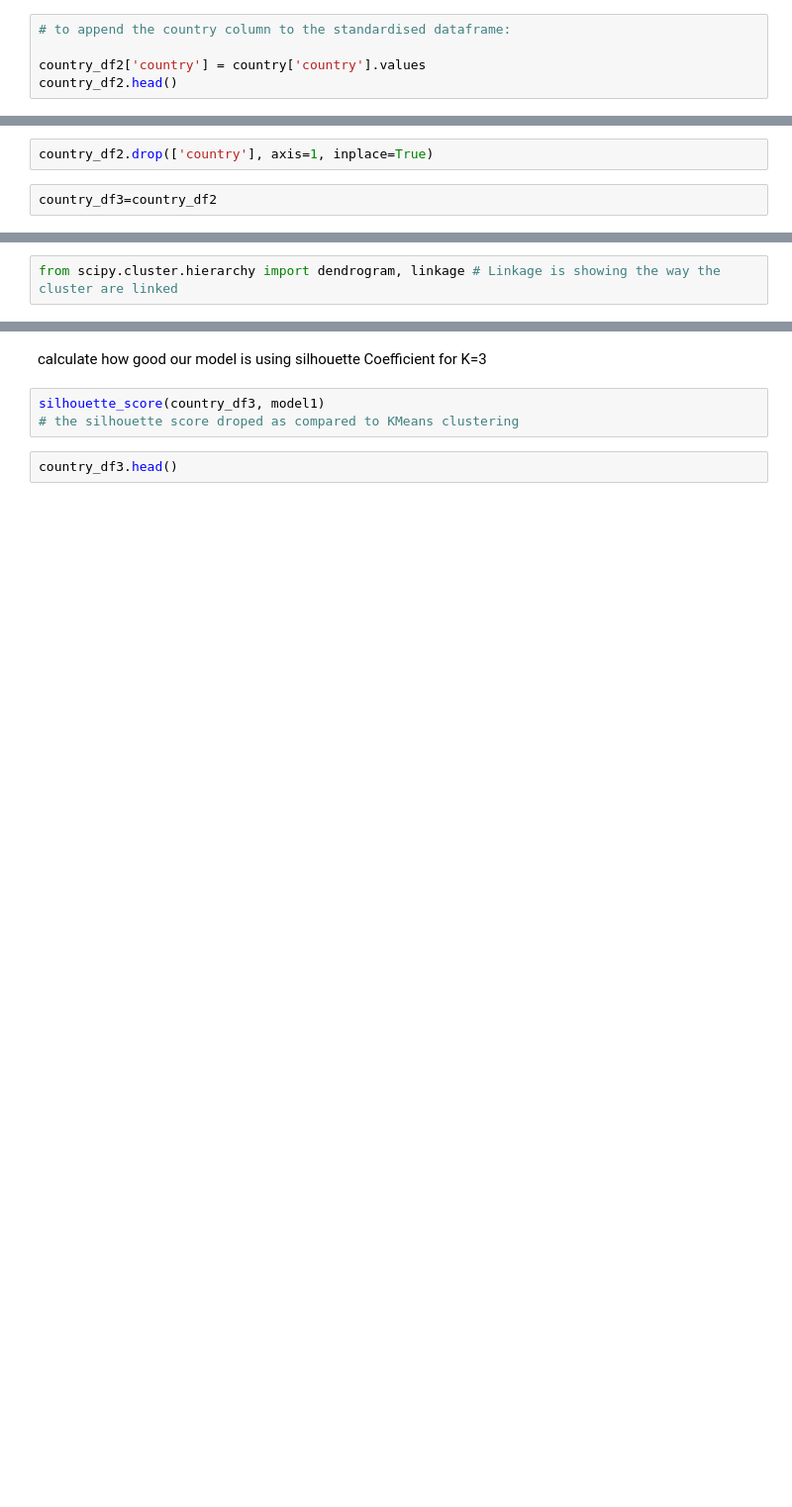
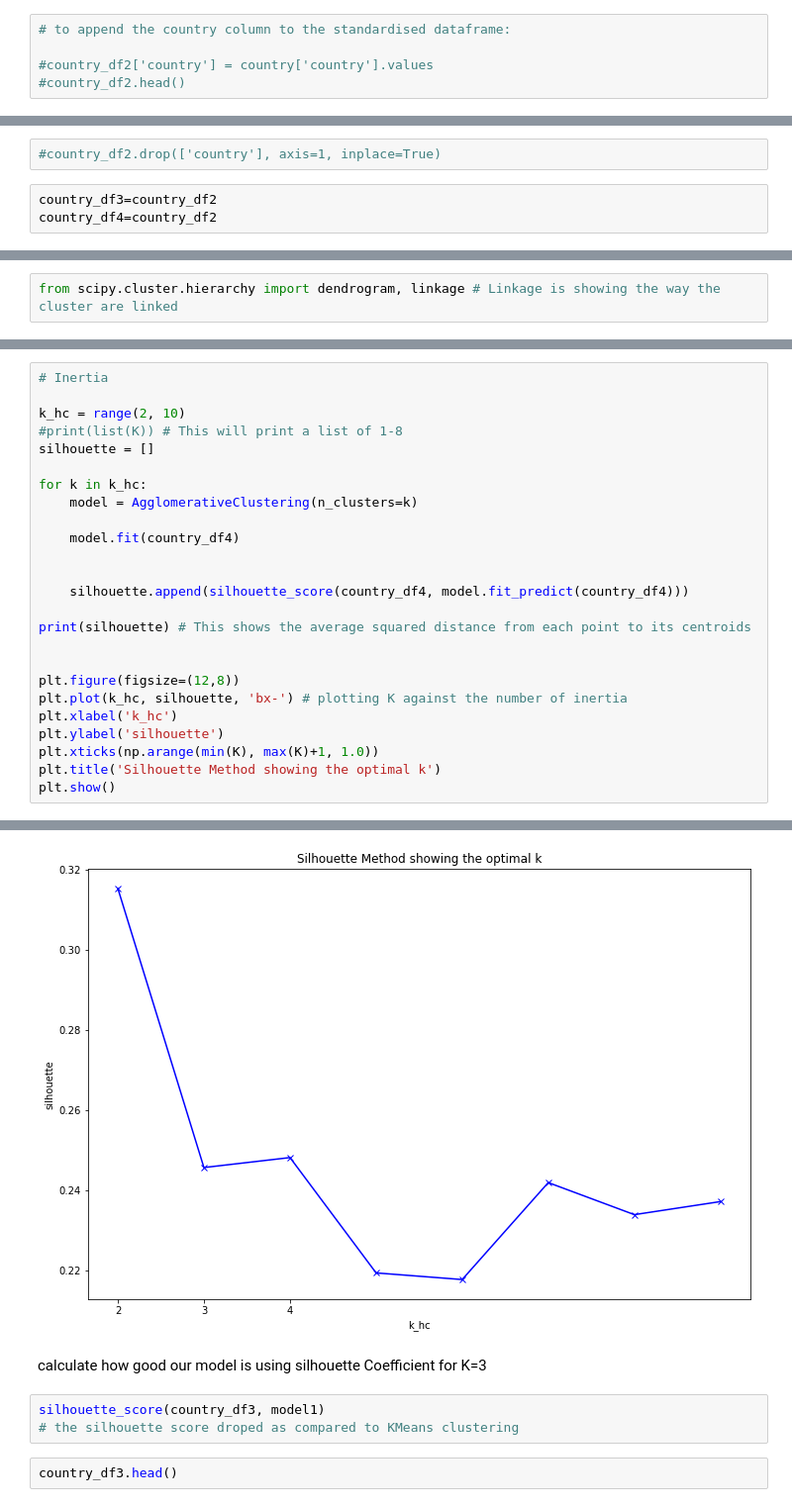
Before and after one commit to BehroozGharleghi/Unsupervised_Learning_project, a Jupyter notebook: Mini_project_unsupervised-Vicky-Behrooz-Shola.ipynb, the cells around one changed output, grey strips where cells are left out. Shown: that part at 99% size. Cells and saved outputs as stored; diff of their text form; blank space fills up the shorter version.

Commit message:
Country-data for unsupervised learning mini project

```diff
--- a/Mini_project_unsupervised-Vicky-Behrooz-Shola.ipynb
+++ b/Mini_project_unsupervised-Vicky-Behrooz-Shola.ipynb
@@ -119,5 +147,5 @@ country_df.head()
 # %%
 # to append the country column to the standardised dataframe:
 
-country_df2['country'] = country['country'].values
-country_df2.head()
+#country_df2['country'] = country['country'].values
+#country_df2.head()
@@ -131,4 +152,5 @@ country_df2.head()
 # %%
-country_df2.drop(['country'], axis=1, inplace=True)
+#country_df2.drop(['country'], axis=1, inplace=True)
 # %%
 country_df3=country_df2
+country_df4=country_df2
@@ -314,0 +381,26 @@ plt.show()
+# %%
+# Inertia
+
+k_hc = range(2, 10)
+#print(list(K)) # This will print a list of 1-8
+silhouette = []
+
+for k in k_hc:
+    model = AgglomerativeClustering(n_clusters=k)
+
+    model.fit(country_df4)
+
+
+    silhouette.append(silhouette_score(country_df4, model.fit_predict(country_df4)))
+
+print(silhouette) # This shows the average squared distance from each point to its centroids
+
+
+plt.figure(figsize=(12,8))
+plt.plot(k_hc, silhouette, 'bx-') # plotting K against the number of inertia
+plt.xlabel('k_hc')
+plt.ylabel('silhouette')
+plt.xticks(np.arange(min(K), max(K)+1, 1.0))
+plt.title('Silhouette Method showing the optimal k')
+plt.show()
+# %% [output]
@@ -315,3 +408,4 @@ plt.show()
+[figure, added]
 # %% [markdown]
 calculate how good our model is
 using silhouette Coefficient for K=3
```
Also changed, not shown: parts of 26 cells of this notebook.
